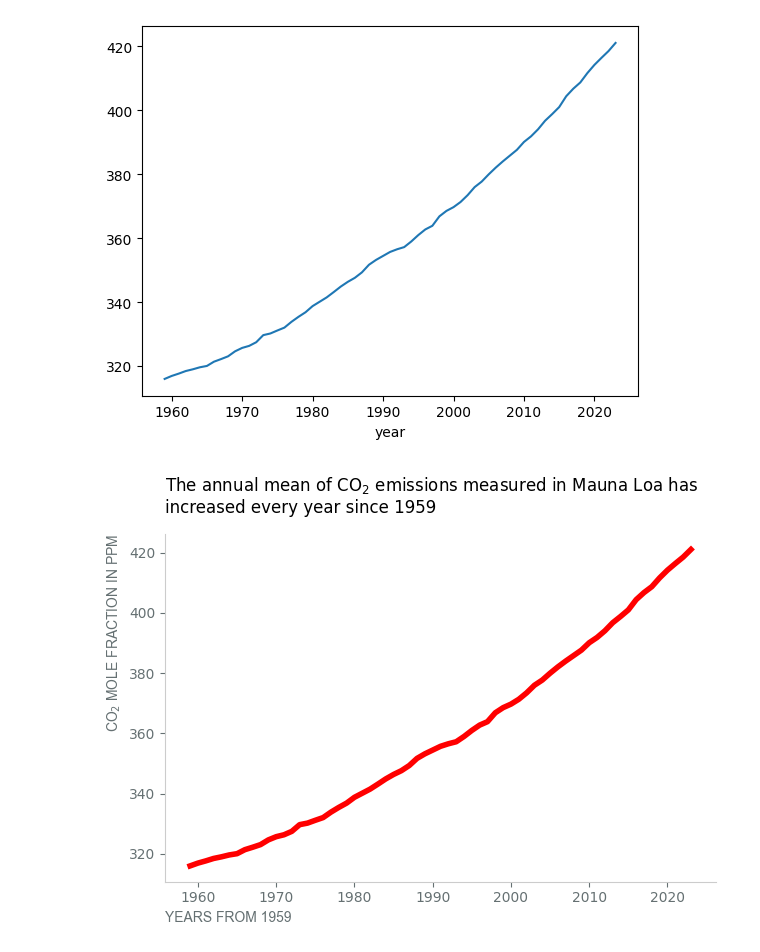
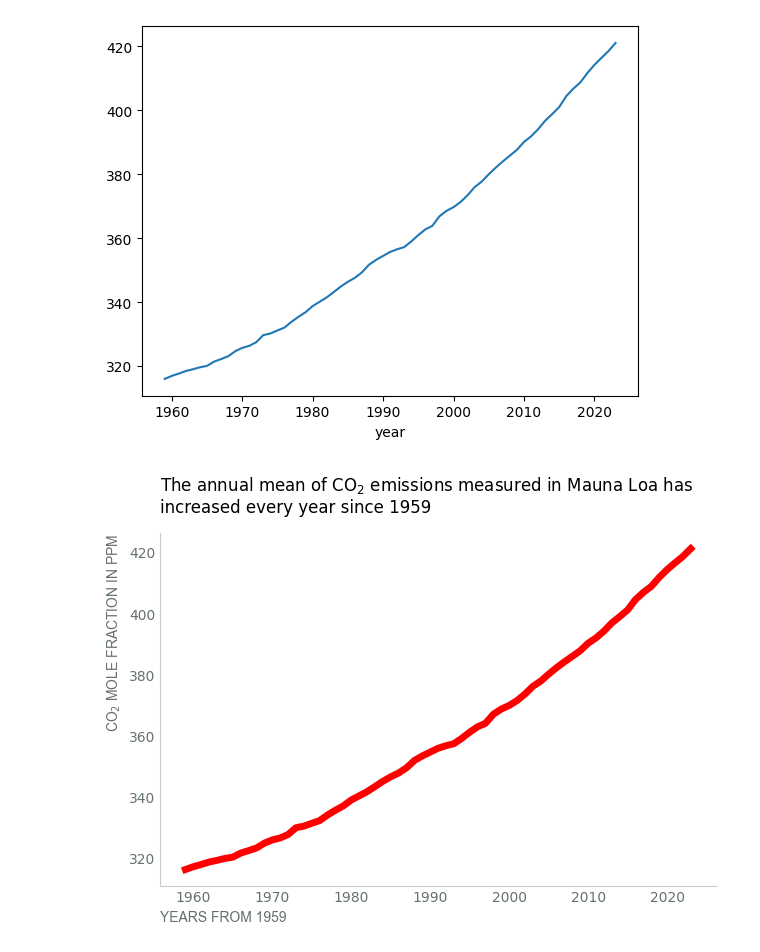
Before and after one commit to fredrikkron/data-visualization-fredrik-kron-de24, a Jupyter notebook: exercises/exercise_1/1.2.ipynb, the cells around one changed output. Saved outputs shown, nothing was run; the diff lists cells and outputs as text; code cells hidden in the pictures.

Commit message:
removed ticks from x and y axis

```diff
--- a/exercises/exercise_1/1.2.ipynb
+++ b/exercises/exercise_1/1.2.ipynb
@@ -33,23 +33,23 @@ ax = df_mean_CO2["CO2"].plot()
 # %% [output]
 [figure]
 # %%
-ax = df_mean_CO2["CO2"].plot(color=RED_1, linewidth=4)
+ax = df_mean_CO2["CO2"].plot(color=RED_1, linewidth=5)
 
 ax.set_title(
     "The annual mean of CO$_2$ emissions measured in Mauna Loa has\nincreased every year since 1959",
     loc="left",
     pad=15
     )
 
 ax.spines[["top", "right"]].set_visible(False)
 ax.spines[["left", "bottom"]].set_color(GRAY_1)
-ax.tick_params(axis="both", colors=GRAY_2, labelsize = 10)
+ax.tick_params(axis="both", colors=GRAY_2, labelsize = 10, length=0)
 
 ax.set_xlabel("YEARS FROM 1959", color=GRAY_2, loc="left", family="Arial")
 ax.set_ylabel("CO$_2$ MOLE FRACTION IN PPM", color=GRAY_2, loc="top", family="Arial")
 
 fig = ax.get_figure()
 fig.tight_layout()
 fig.savefig("figures/annual_mean_CO2.png", dpi=300)
 # %% [output]
-[figure, old version]
+[figure, new version]
```
Also changed, not shown: 1 other file.
